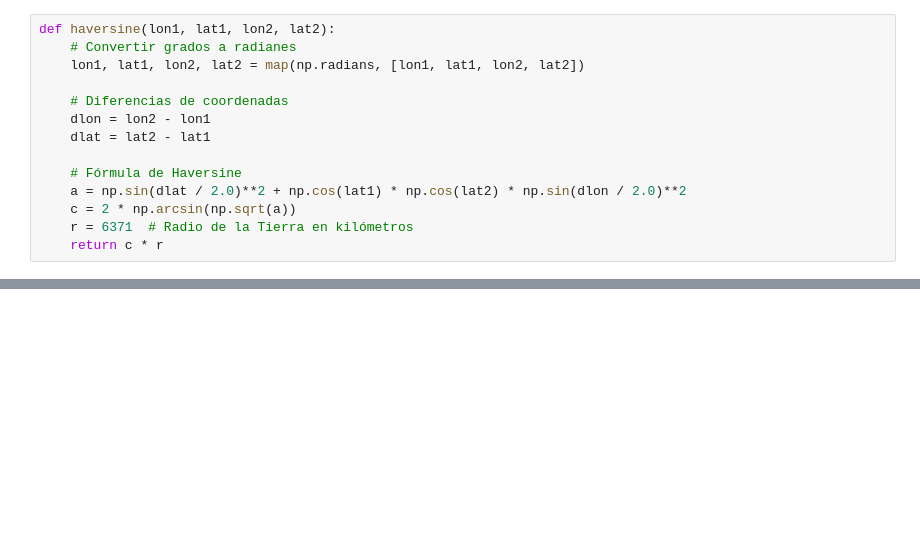
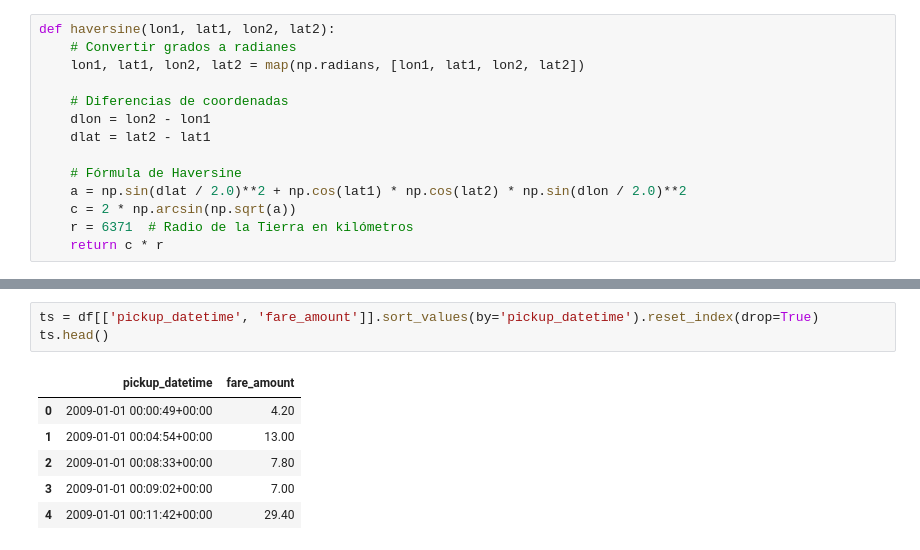
Before and after one commit to DavidGuzzi/DGKaggle, a Jupyter notebook: New York City Taxi Fare Prediction/taxi_fare_prediction_DG.ipynb, the cells around one changed output, grey strips where cells are left out. Drawn from its saved outputs; the diff is of its cells as text; blank space fills up the shorter version.

```diff
--- a/New York City Taxi Fare Prediction/taxi_fare_prediction_DG.ipynb
+++ b/New York City Taxi Fare Prediction/taxi_fare_prediction_DG.ipynb
@@ -239,0 +233,10 @@ df.head()
+# %%
+ts = df[['pickup_datetime', 'fare_amount']].sort_values(by='pickup_datetime').reset_index(drop=True)
+ts.head()
+# %% [output]
+|  | pickup_datetime | fare_amount |
+| 0 | 2009-01-01 00:00:49+00:00 | 4.20 |
+| 1 | 2009-01-01 00:04:54+00:00 | 13.00 |
+| 2 | 2009-01-01 00:08:33+00:00 | 7.80 |
+| 3 | 2009-01-01 00:09:02+00:00 | 7.00 |
+| 4 | 2009-01-01 00:11:42+00:00 | 29.40 |
```
Also changed, not shown: parts of 5 cells of this notebook, 1 other file.
